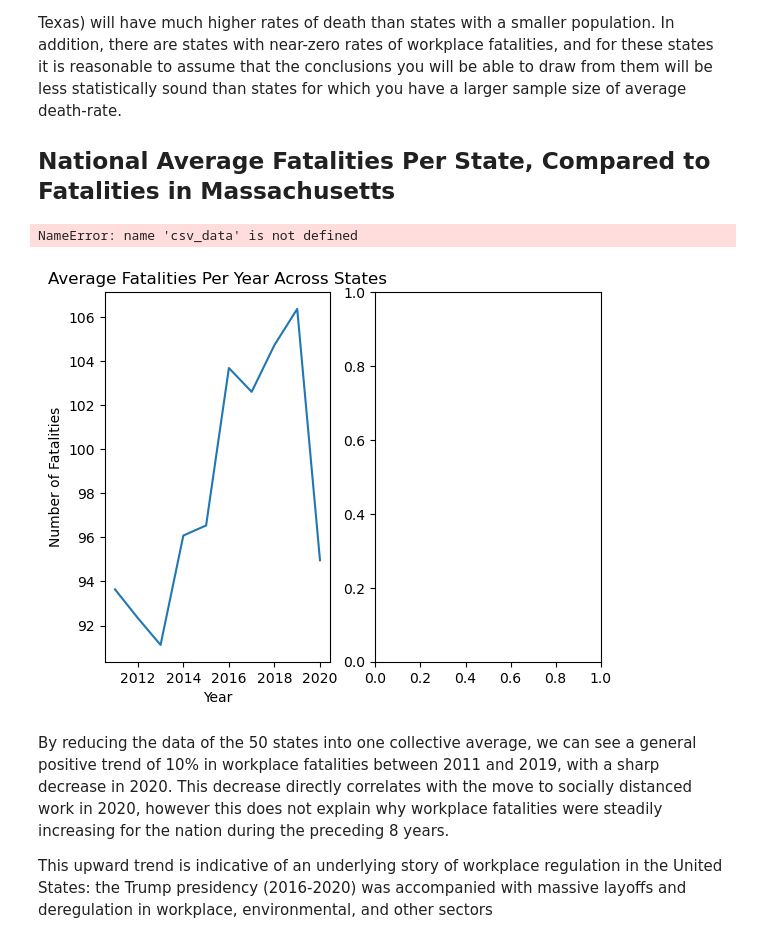
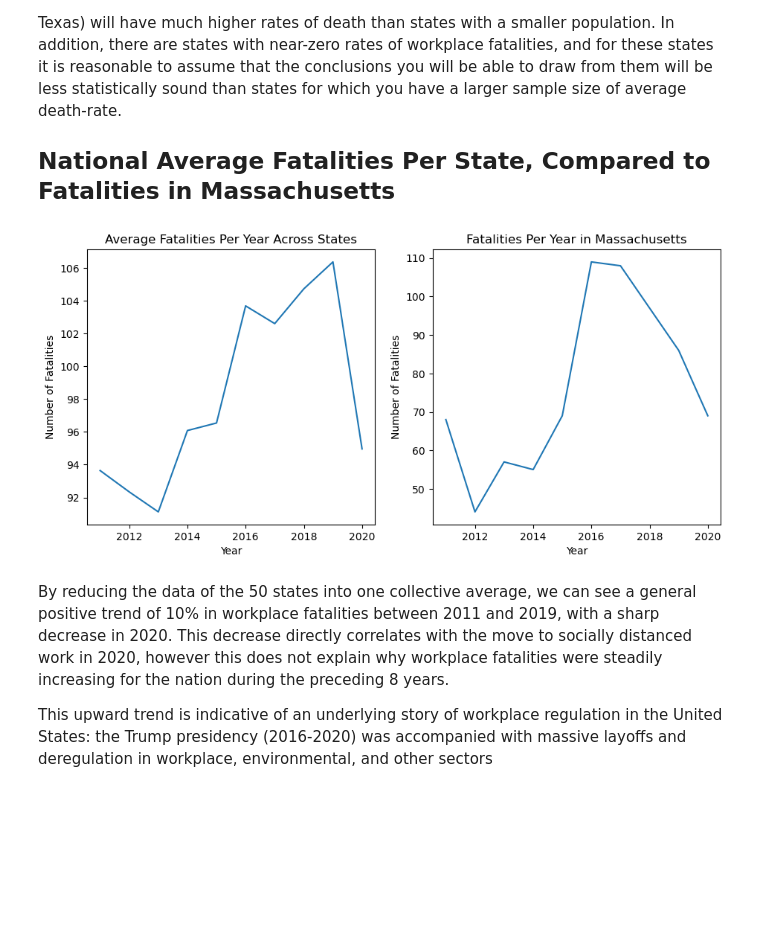
Before and after one commit to olincollege/US-Labor-Data-and-Mental-Health-Outcomes, a Jupyter notebook: computational_essay.ipynb, the cells around one changed output. Drawn from its saved outputs; the diff is of its cells as text; code cells hidden in the pictures; blank space fills up the shorter version.

Commit message:
Updated fig sizes to plot pretty in essay

```diff
--- a/computational_essay.ipynb
+++ b/computational_essay.ipynb
@@ -38,11 +40,12 @@ This visualization shows an important distinction between states that must be ma
 
 ## National Average Fatalities Per State, Compared to Fatalities in Massachusetts
 # %%
+plt.figure().set_figwidth(11)
+
 visuals.plot_mean_data(csv_data, 1, 2, 1)
 visuals.plot_state(csv_data, "Massachusetts", 1, 2, 2)
 # %% [output]
-NameError: name 'csv_data' is not defined
-[figure, old version]
+[figure, new version]
 # %% [markdown]
 By reducing the data of the 50 states into one collective average, we can see a general positive trend of 10% in workplace fatalities between 2011 and 2019, with a sharp decrease in 2020. This decrease directly correlates with the move to socially distanced work in 2020, however this does not explain why workplace fatalities were steadily increasing for the nation during the preceding 8 years.
 
```
Also changed, not shown: parts of 3 cells of this notebook.
